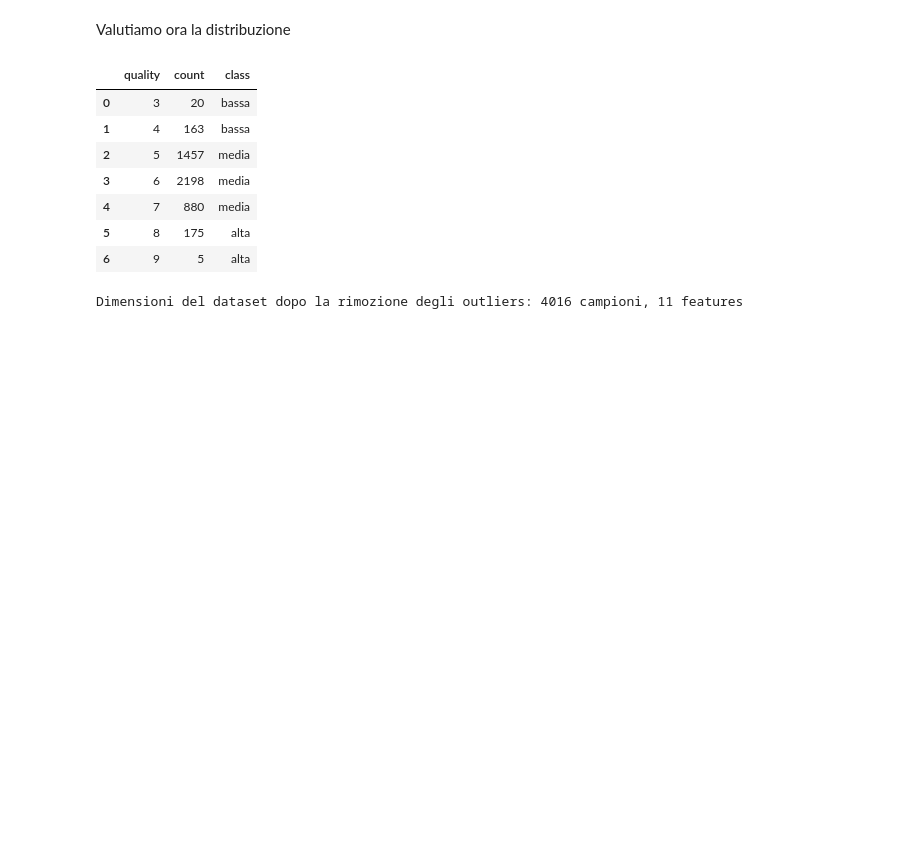
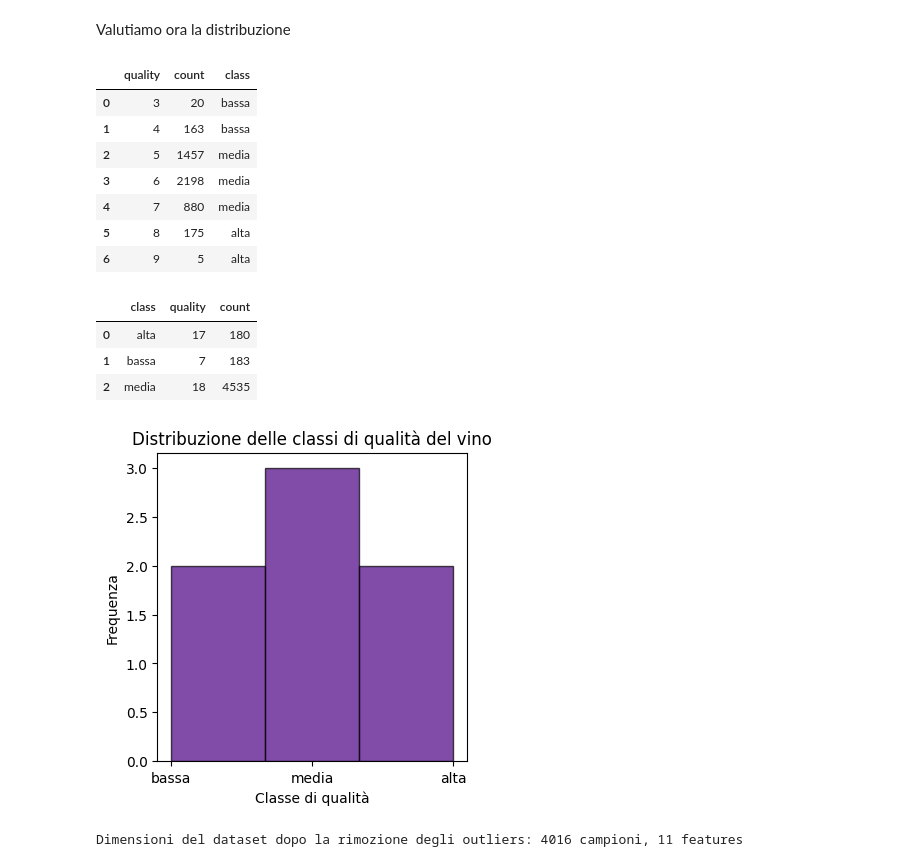
Before and after one commit to Matteo13579/Progetto-Tesi, a Jupyter notebook: progetto2.ipynb, the cells around one changed output. Cells and saved outputs as stored; diff of their text form; code cells hidden in the pictures; blank space fills up the shorter version.

```diff
--- a/progetto2.ipynb
+++ b/progetto2.ipynb
@@ -264,6 +266,24 @@ df_quality
 | 4 | 7 | 880 | media |
 | 5 | 8 | 175 | alta |
 | 6 | 9 | 5 | alta |
+# %%
+df_quality_class = df_quality.groupby('class').sum().reset_index()
+df_quality_class
+# %% [output]
+|  | class | quality | count |
+| 0 | alta | 17 | 180 |
+| 1 | bassa | 7 | 183 |
+| 2 | media | 18 | 4535 |
+# %%
+plt.figure(figsize=(4, 4))
+plt.hist(df_quality["class"], bins=len(df_quality["class"].unique()), color='indigo', alpha=0.7, rwidth=1, align='mid', edgecolor='black')
+plt.title("Distribuzione delle classi di qualità del vino")
+plt.xlabel("Classe di qualità")
+plt.ylabel("Frequenza")
+plt.savefig(os.path.join(os.getcwd(), "immagini_progetto", "quality_class_distribution.png"))
+plt.show()
+# %% [output]
+[figure, added]
 # %%
 processed_df_copy = processed_df.drop(outliers_df.index).reset_index(drop=True)
 print(f"Dimensioni del dataset dopo la rimozione degli outliers: {processed_df_copy.shape[0]} campioni, {processed_df_copy.shape[1]} features")
```
Also changed, not shown: parts of 51 cells of this notebook, 20 other files.
